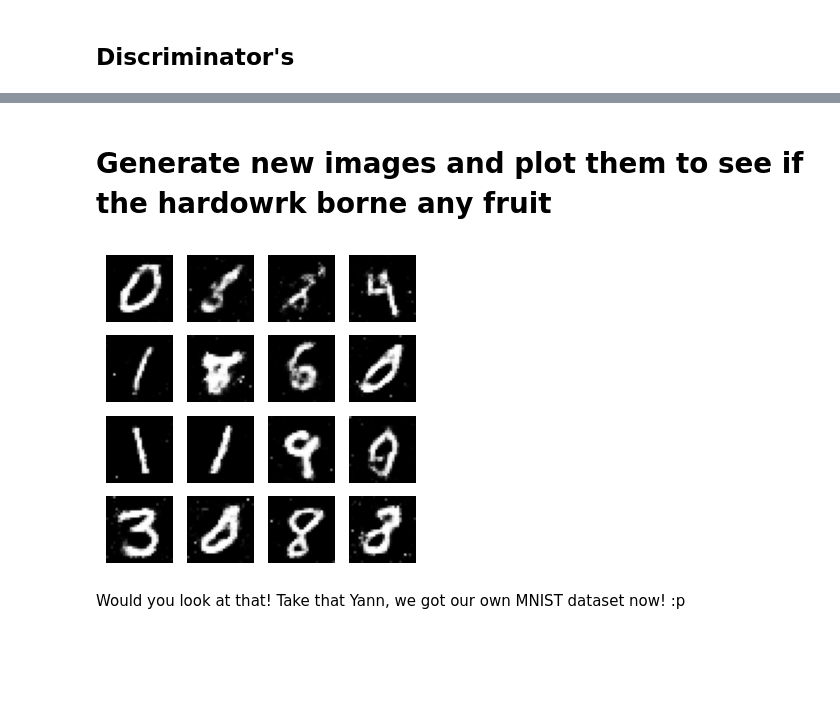
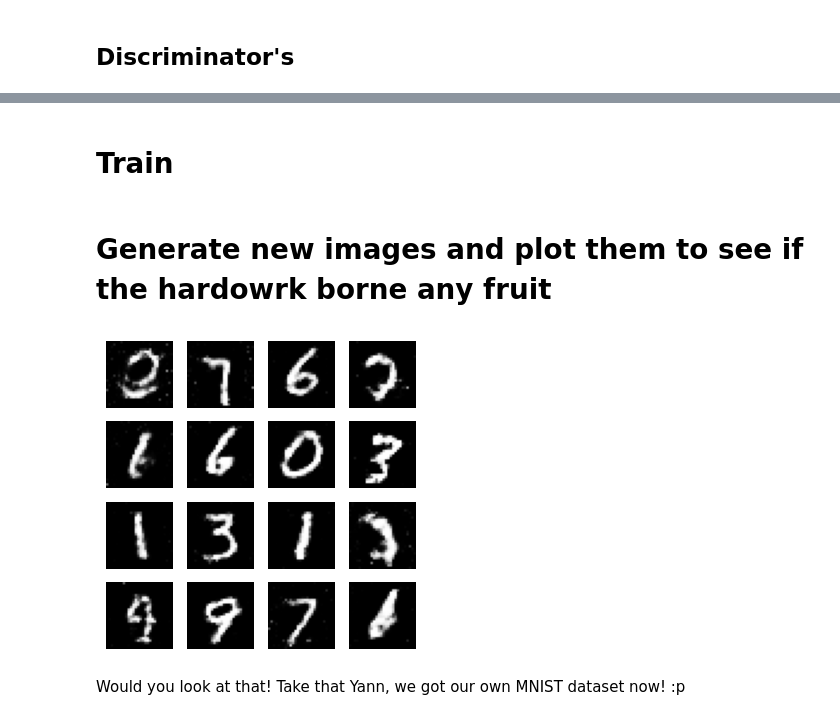
Before and after one commit to KhawajaAbaid/medium-articles, a Jupyter notebook: GAN_in_Keras_3_with_JAX_backend.ipynb, the cells around one changed output, grey strips where cells are left out. Cells and saved outputs as stored; diff of their text form; code cells hidden in the pictures; blank space fills up the shorter version.

```diff
--- a/GAN_in_Keras_3_with_JAX_backend.ipynb
+++ b/GAN_in_Keras_3_with_JAX_backend.ipynb
@@ -254,3 +296,5 @@ def discriminator_train_step(discriminator_state: tuple,
+# %% [markdown]
+# Train
 # %%
 NUM_EPOCHS = 100
 LATENT_DIM = 100
@@ -288,13 +332,12 @@ for epoch in range(NUM_EPOCHS):
 import matplotlib.pyplot as plt
 
 
-def generate_and_save_images(generator, generator_state, test_input):
-  # Notice `training` is set to False.
-  # This is so all layers run in inference mode (batchnorm).
+def generate_images(generator, generator_state, noise):
   trainable_vars, non_trainable_vars, _ = generator_state
   predictions, _ = generator.stateless_call(trainable_vars,
-                                          non_trainable_vars,
-                                          test_input, training=False)
+                                            non_trainable_vars,
+                                            noise,
+                                            training=False)
 
   fig = plt.figure(figsize=(4, 4))
 
@@ -303,13 +346,12 @@ def generate_and_save_images(generator, generator_state, test_input):
       plt.imshow(predictions[i, :, :, 0] * 127.5 + 127.5, cmap='gray')
       plt.axis('off')
 
-  plt.savefig('test.png'.format(epoch))
   plt.show()
 # %%
 noise = random.normal((16, 100))
-generate_and_save_images(generator, generator_state, noise)
+generate_images(generator, generator_state, noise)
 # %% [output]
-[figure, old version]
+[figure, new version]
 # %% [markdown]
 Would you look at that! Take that Yann, we got our own MNIST dataset now! :p
 # %% [markdown]
```
Also changed, not shown: parts of 11 cells of this notebook.
